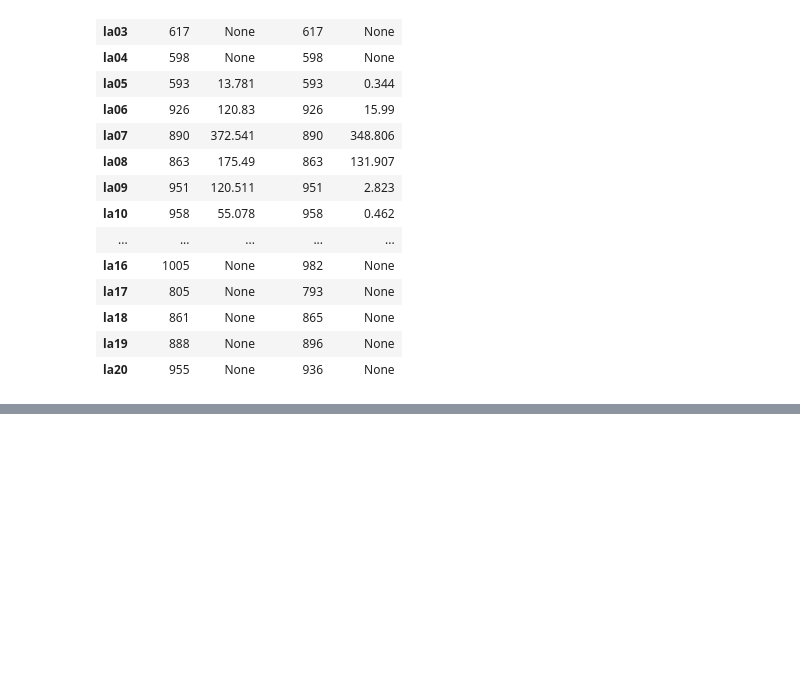
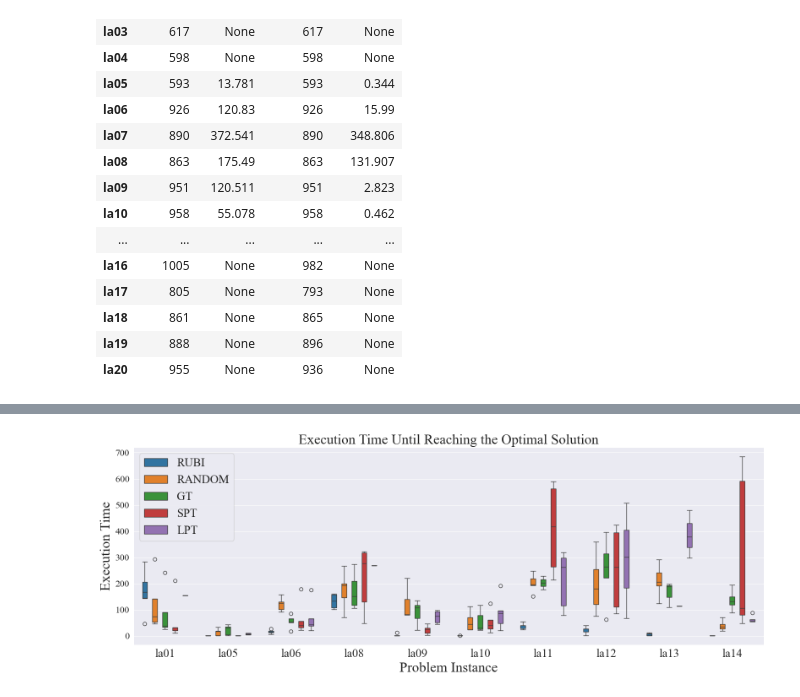
Before and after one commit to SNUPEL/2024_JSSP_GA, a Jupyter notebook: GAS/experiment.ipynb, the cells around one changed output, grey strips where cells are left out. Saved outputs shown, nothing was run; the diff lists cells and outputs as text; code cells hidden in the pictures; blank space fills up the shorter version.

```diff
--- a/GAS/experiment.ipynb
+++ b/GAS/experiment.ipynb
@@ -162,0 +174,88 @@ The PostScript backend does not support transparency; partially transparent arti
+# %%
+import pandas as pd
+import matplotlib.pyplot as plt
+import seaborn as sns
+SMALL_SIZE = 16
+MEDIUM_SIZE = 20
+BIGGER_SIZE = 24
+
+plt.rcParams['font.family'] = 'Times New Roman'
+# plt.rcParams.update({'font.size': 14})
+plt.rc('axes', titlesize=BIGGER_SIZE)     # fontsize of the axes title
+plt.rc('axes', labelsize=BIGGER_SIZE)    # fontsize of the x and y labels
+plt.rc('xtick', labelsize=SMALL_SIZE)    # fontsize of the tick labels
+plt.rc('ytick', labelsize=SMALL_SIZE)    # fontsize of the tick labels
+plt.rc('legend', fontsize=MEDIUM_SIZE)    # legend fontsize
+plt.rc('figure', titlesize=BIGGER_SIZE)  # fontsize of the figure title
+# CSV 파일 불러오기
+df = pd.read_csv("result_RANDOM_RUBI_SPT_LPT_GT.csv")  # 실제 파일 경로로 수정 필요
+
+# 문제 리스트 및 컬럼 초기화
+init_values = ['SGA_BM', 'SGA_BRT', 'RUBI_BM', 'RUBI_BRT']
+# problem_values = [f"la{str(i).zfill(2)}" for i in range(15, 21)]
+problem_values = [f"la{str(i).zfill(2)}" for i in range(1, 21)]
+
+# 가정: optimal 값이 dictionary로 제공됨
+# 예: optimal = {"la01": 666, "la02": 655, ...}
+# 만약 없다면 파일에서 직접 계산하거나 수동으로 제공 필요
+optimal = {
+    "la01": 666, "la02": 655, "la03": 597, "la04": 590, "la05": 593,
+    "la06": 926, "la07": 890, "la08": 863, "la09": 951, "la10": 958,
+    "la11": 1222, "la12": 1039, "la13": 1150, "la14": 1292, "la15": 1207,
+    "la16": 945, "la17": 784, "la18": 848, "la19": 842, "la20": 902
+}
+
+# 시각화를 위한 리스트 저장
+plot_data = []
+
+for problem in problem_values:
+    for init in ['100', '0', 'GT', 'SPT', 'LPT']:  # 0: Standard GA, 100: RUBI
+        if init == '0' : label = 'RANDOM'
+        elif init == '100': label = 'RUBI'
+        else: label = init
+        # label = 'Standard GA' if init == 0 else 'RUBI GA'
+        subset = df[(df['Problem'] == problem) & (df['Initialization'] == init)]
+        # # 해당 문제에서 optimal makespan에 도달한 subset만 필터링
+        # if problem != "la02":
+        #     if not subset.empty:
+        #         for t in subset['Best Makespan']:
+        #             plot_data.append({
+        #                 'Problem': problem,
+        #                 'Makespan': t,
+        #                 'Method': label
+        #             })
+        # 해당 문제에서 optimal makespan에 도달한 subset만 필터링
+        optimal_set = subset[subset['Best Makespan'] == optimal[problem]]
+        if problem not in  ["la02", 'la07', 'la15']:
+            if not optimal_set.empty:
+                for t in optimal_set['Best Reached Time']:
+                    plot_data.append({
+                        'Problem Instance': problem,
+                        'Time': t,
+                        'Method': label
+                    })
+
+# DataFrame으로 변환
+plot_df = pd.DataFrame(plot_data)
+
+# Plot
+plt.figure(figsize=(16, 6))
+sns.boxplot(data=plot_df, x='Problem Instance', y='Time', hue='Method', widths=0.08)
+
+"""
+
+            sns.boxplot(x='Mode', y=metric, data=subset, ax=axes[x[i],y[i]],
+                        order=modes, widths=0.5, patch_artist=True,
+                        boxprops=dict(facecolor=colors[j]),
+                        medianprops=dict(color='k'))
+"""
+plt.title("Execution Time Until Reaching the Optimal Solution", fontsize=BIGGER_SIZE)
+plt.ylabel("Execution Time")
+plt.xticks(fontsize=MEDIUM_SIZE)
+plt.legend()
+plt.tight_layout()
+# plt.savefig('Comparison.eps')
+plt.savefig('Comparison_Time.png',dpi=300)
+# plt.show()
+# %% [output]
+[figure, added]
```
Also changed, not shown: parts of 1 cell of this notebook, 8 other files.
